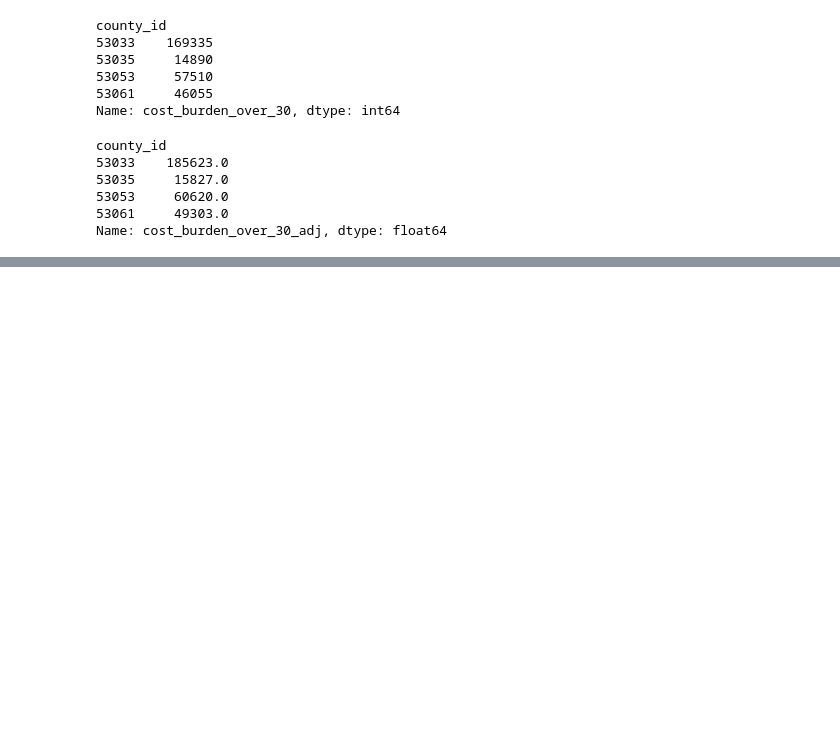
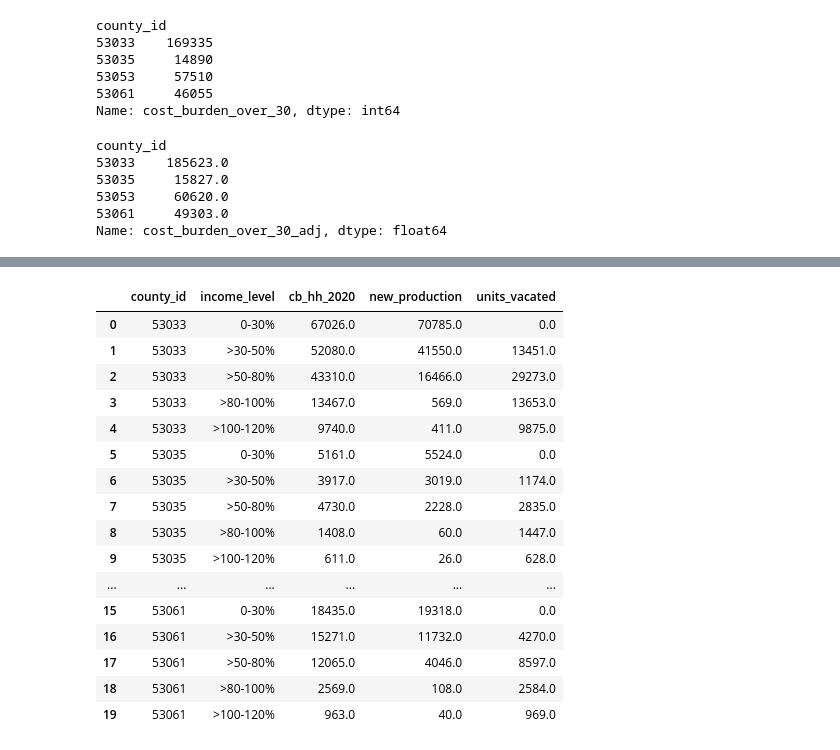
Before and after one commit to psrc/housing-need, a Jupyter notebook: projects/summer2026/scratch.ipynb, the cells around one changed output, grey strips where cells are left out. Saved outputs shown, nothing was run; the diff lists cells and outputs as text; code cells hidden in the pictures; blank space fills up the shorter version.

Commit message:
scratch work for need by income

```diff
--- a/projects/summer2026/scratch.ipynb
+++ b/projects/summer2026/scratch.ipynb
@@ -69,3 +69,21 @@ chas
 | 17 | Snohomish County | Household Income >50% to <=80% HAMFI | 11270 | 48630 | 53061 | 1.070546 | ... |
 | 18 | Snohomish County | Household Income >80% to <=100% H... | 2400 | 35545 | 53061 | 1.070546 | ... |
 | 19 | Snohomish County | Household Income >100% HAMFI | 900 | 150450 | 53061 | 1.070546 | ... |
+# %%
+import numpy as np
+
+# CHAS Table 18C: renter-occupied units by unit affordability (rent <=30, 30-50, 50-80, >80 HAMFI) and occupant income level
+t18c = pd.read_csv('data/' + cfg['data']['hud_chas_t18c'], dtype={'st': str, 'cnty': str})
+t18c = t18c.set_index((t18c['st'] + t18c['cnty']).astype(int).rename('county_id'))
+
+def unit_afford_matrix(row):
+    """Return 4x5 array: rows = unit affordability level, cols = occupant income level."""
+    m = np.zeros((4, 5))
+    for s in (2, 27, 52, 77):  # one est column block per structure type
+        for a in range(4):
+            for k in range(5):
+                m[a, k] += row[f'T18C_est{s + 2 + 6 * a + k}']
+    return m
+
+unit_afford = {cid: unit_afford_matrix(t18c.loc[cid]) for cid in cfg['county_ids']}
+unit_afford[53033]
@@ -71,0 +95,71 @@ chas
+# %%
+levels = ['0-30%', '>30-50%', '>50-80%', '>80-100%', '>100-120%']
+
+def move_out_probs(m):
+    """Share of a moving cost-burdened household's vacated units by unit level (4 levels).
+
+    Cost-burdened households are assumed to live in units priced above their income band.
+    """
+    p = np.zeros((5, 4))
+    for i in range(5):
+        lowest = min(min(i, 3) + 1, 3)
+        allowed = np.arange(4) >= lowest
+        counts = m[:, i] * allowed
+        p[i] = counts / counts.sum()
+    return p
+
+def vacancy_chain(cb_hh, m, vac_rate, years=25):
+    """Build 1/25th of each level's need per year; vacated units are re-occupied until no cost burden remains."""
+    p = move_out_probs(m)
+    occ = 1 - vac_rate
+    need = np.asarray(cb_hh, dtype=float).copy()
+    annual = need / occ / years
+    new_prod, vacated = np.zeros(5), np.zeros(5)
+
+    for _ in range(years):
+        build = np.minimum(annual, need / occ)
+        new_prod += build
+        need -= build * occ
+        movers = build * occ
+        for _ in range(500):
+            if movers.sum() < 1e-9:
+                break
+            released = movers @ p  # units vacated by unit level
+            # units above 80% AMI are split between the 80-100 and 100-120 bands by remaining need
+            top_need = need[3:]
+            top_share = top_need / top_need.sum() if top_need.sum() > 0 else np.zeros(2)
+            avail = np.concatenate([released[:3], released[3] * top_share])
+            housed = np.minimum(avail * occ, need)
+            need -= housed
+            vacated += housed / occ
+            movers = housed
+    return new_prod, vacated
+
+results = []
+for cid in cfg['county_ids']:
+    cb = chas.loc[chas['county_id'] == cid, 'cost_burden_over_30_adj'].to_numpy()
+    prod, vacated = vacancy_chain(cb, unit_afford[cid], vac.loc[cid, 'vacancy_rate'])
+    results.append(pd.DataFrame({
+        'county_id': cid, 'income_level': levels, 'cb_hh_2020': cb,
+        'new_production': prod.round(), 'units_vacated': vacated.round(),
+    }))
+cb_need = pd.concat(results, ignore_index=True)
+cb_need
+# %% [output]
+|  | county_id | income_level | cb_hh_2020 | new_production | units_vacated |
+| 0 | 53033 | 0-30% | 67026.0 | 70785.0 | 0.0 |
+| 1 | 53033 | >30-50% | 52080.0 | 41550.0 | 13451.0 |
+| 2 | 53033 | >50-80% | 43310.0 | 16466.0 | 29273.0 |
+| 3 | 53033 | >80-100% | 13467.0 | 569.0 | 13653.0 |
+| 4 | 53033 | >100-120% | 9740.0 | 411.0 | 9875.0 |
+| 5 | 53035 | 0-30% | 5161.0 | 5524.0 | 0.0 |
+| 6 | 53035 | >30-50% | 3917.0 | 3019.0 | 1174.0 |
+| 7 | 53035 | >50-80% | 4730.0 | 2228.0 | 2835.0 |
+| 8 | 53035 | >80-100% | 1408.0 | 60.0 | 1447.0 |
+| 9 | 53035 | >100-120% | 611.0 | 26.0 | 628.0 |
+| ... | ... | ... | ... | ... | ... |
+| 15 | 53061 | 0-30% | 18435.0 | 19318.0 | 0.0 |
+| 16 | 53061 | >30-50% | 15271.0 | 11732.0 | 4270.0 |
+| 17 | 53061 | >50-80% | 12065.0 | 4046.0 | 8597.0 |
+| 18 | 53061 | >80-100% | 2569.0 | 108.0 | 2584.0 |
+| 19 | 53061 | >100-120% | 963.0 | 40.0 | 969.0 |
```
Also changed, not shown: parts of 5 cells of this notebook, 3 other files.
